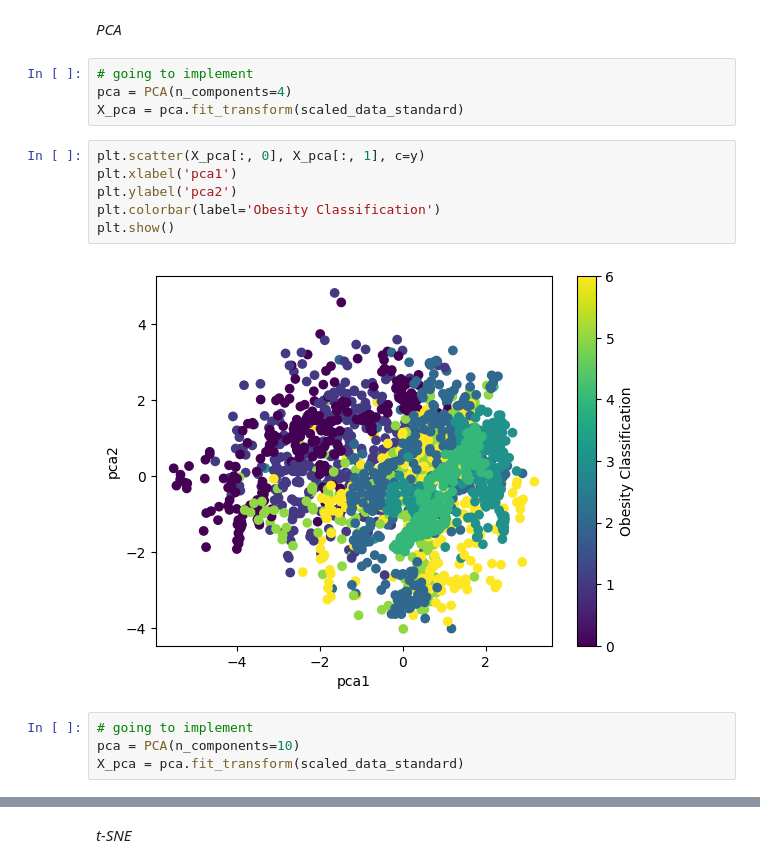
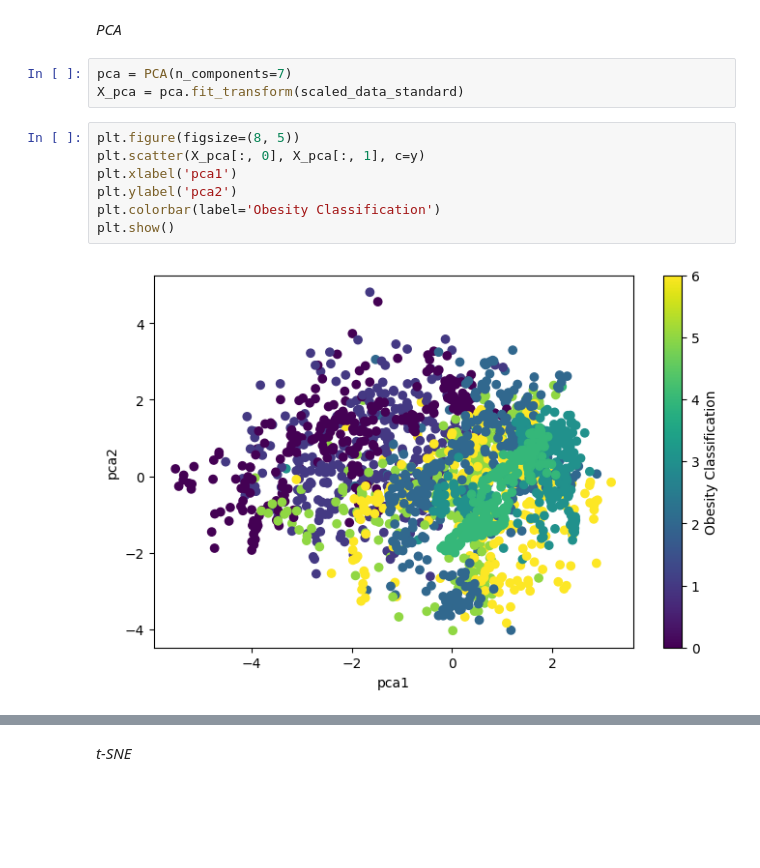
Before and after one commit to joliebao/TCS-Data-Science-Obesity, a Jupyter notebook: TCS_DataScience_Obesity.ipynb, the cells around one changed output, grey strips where cells are left out. Saved outputs shown, nothing was run; the diff lists cells and outputs as text; blank space fills up the shorter version.

```diff
--- a/TCS_DataScience_Obesity.ipynb
+++ b/TCS_DataScience_Obesity.ipynb
@@ -587,18 +587,14 @@ plt.show()
 # %% [markdown]
 *PCA*
 # %%
-# going to implement
-pca = PCA(n_components=4)
+pca = PCA(n_components=7)
 X_pca = pca.fit_transform(scaled_data_standard)
 # %%
+plt.figure(figsize=(8, 5))
 plt.scatter(X_pca[:, 0], X_pca[:, 1], c=y)
 plt.xlabel('pca1')
 plt.ylabel('pca2')
 plt.colorbar(label='Obesity Classification')
 plt.show()
 # %% [output]
-[figure, old version]
+[figure, new version]
-# %%
-# going to implement
-pca = PCA(n_components=10)
-X_pca = pca.fit_transform(scaled_data_standard)
```
Also changed, not shown: parts of 6 cells of this notebook.
